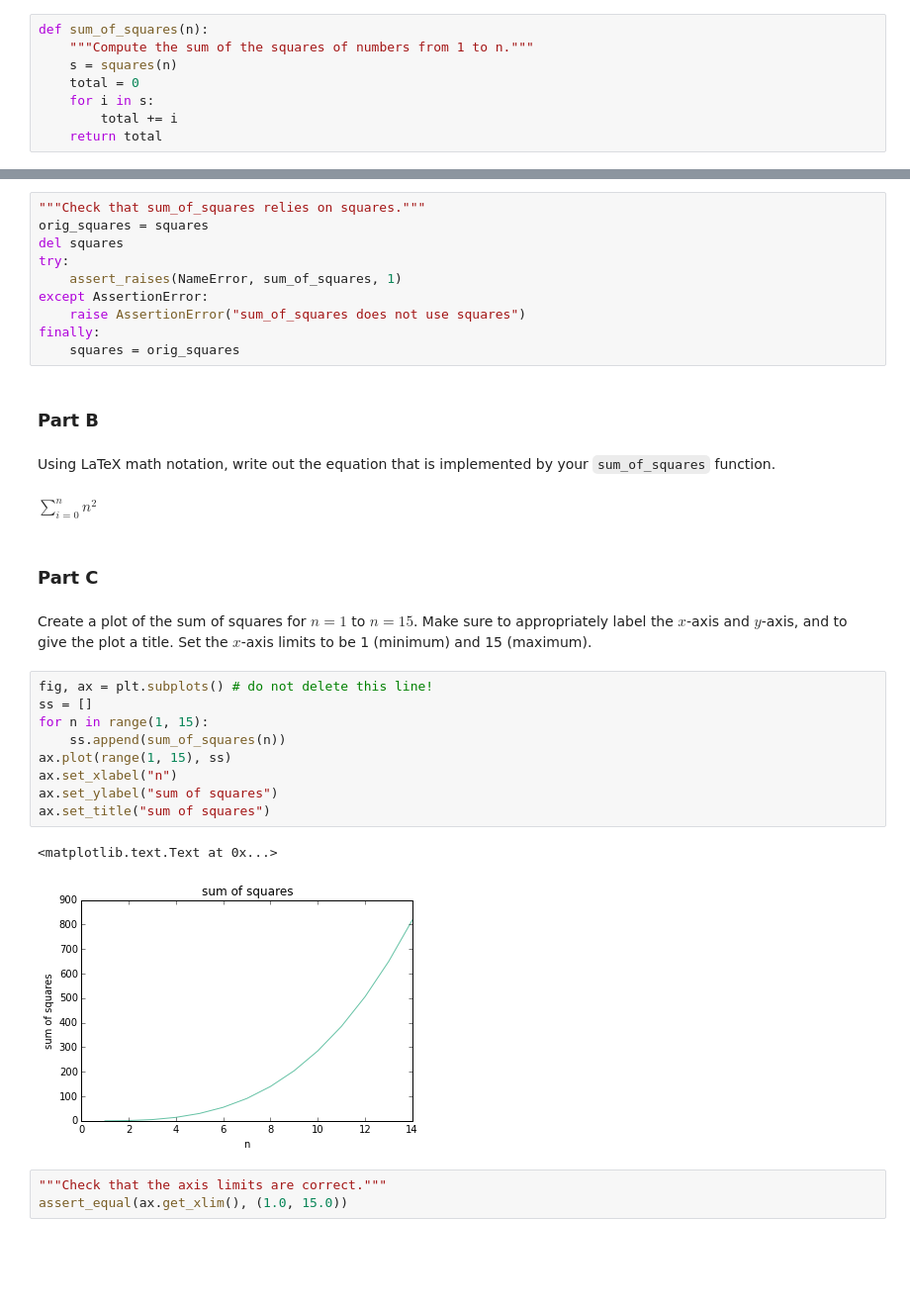
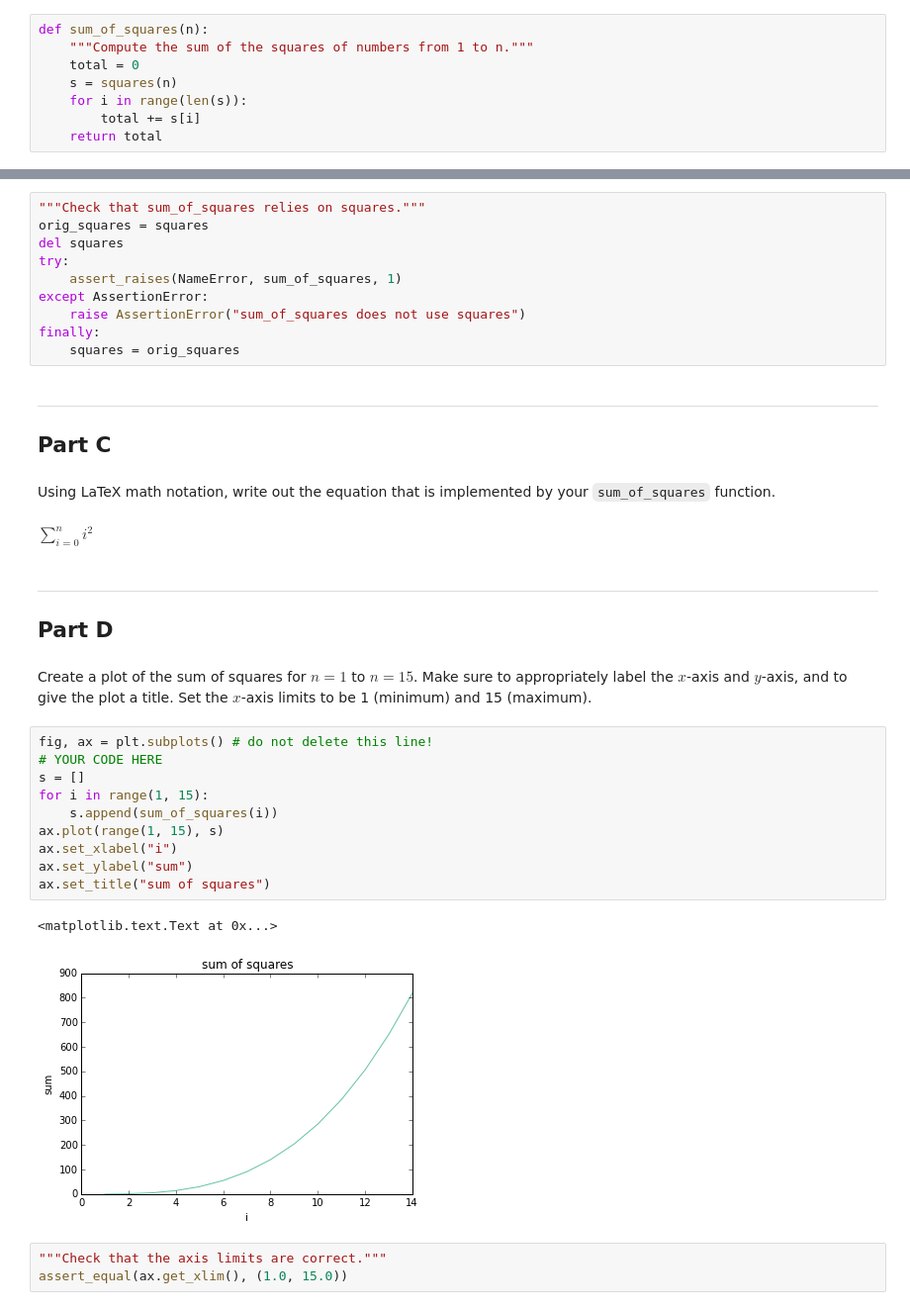
Before and after one commit to jupyter/nbgrader, a Jupyter notebook: docs/user_guide/grade_example/autograded/Problem 1 Bitdiddle.ipynb, the cells around one changed output, grey strips where cells are left out. Shown: that part at 99% size. Saved outputs shown, nothing was run; the diff lists cells and outputs as text; blank space fills up the shorter version.

```diff
--- a/docs/user_guide/grade_example/StudentNotebookBitdiddle.autograded.ipynb
+++ b/docs/user_guide/grade_example/autograded/Problem 1 Bitdiddle.ipynb
@@ -61,10 +60,10 @@ Using your `squares` function, write a function that computes the sum of the squ
 # %%
 def sum_of_squares(n):
     """Compute the sum of the squares of numbers from 1 to n."""
+    total = 0
     s = squares(n)
-    total = 0
-    for i in s:
-        total += i
+    for i in range(len(s)):
+        total += s[i]
     return total
 # %% [markdown]
 The sum of squares from 1 to 10 should be 385. Verify that this is the answer you get:
@@ -91,27 +90,30 @@ except AssertionError:
 finally:
     squares = orig_squares
 # %% [markdown]
-### Part B
+---
+## Part C
 # %% [markdown]
 Using LaTeX math notation, write out the equation that is implemented by your `sum_of_squares` function.
 # %% [markdown]
-$\sum_{i=0}^n n^2$
+$\sum_{i=0}^n i^2$
 # %% [markdown]
-### Part C
+---
+## Part D
 # %% [markdown]
 Create a plot of the sum of squares for $n=1$ to $n=15$. Make sure to appropriately label the $x$-axis and $y$-axis, and to give the plot a title. Set the $x$-axis limits to be 1 (minimum) and 15 (maximum).
 # %%
 fig, ax = plt.subplots() # do not delete this line!
-ss = []
-for n in range(1, 15):
-    ss.append(sum_of_squares(n))
-ax.plot(range(1, 15), ss)
-ax.set_xlabel("n")
-ax.set_ylabel("sum of squares")
+# YOUR CODE HERE
+s = []
+for i in range(1, 15):
+    s.append(sum_of_squares(i))
+ax.plot(range(1, 15), s)
+ax.set_xlabel("i")
+ax.set_ylabel("sum")
 ax.set_title("sum of squares")
 # %% [output]
 <matplotlib.text.Text at 0x...>
-[figure, old version]
+[figure, new version]
 # %%
 """Check that the axis limits are correct."""
 assert_equal(ax.get_xlim(), (1.0, 15.0))
```
Also changed, not shown: parts of 5 cells of this notebook, 23 other files.
